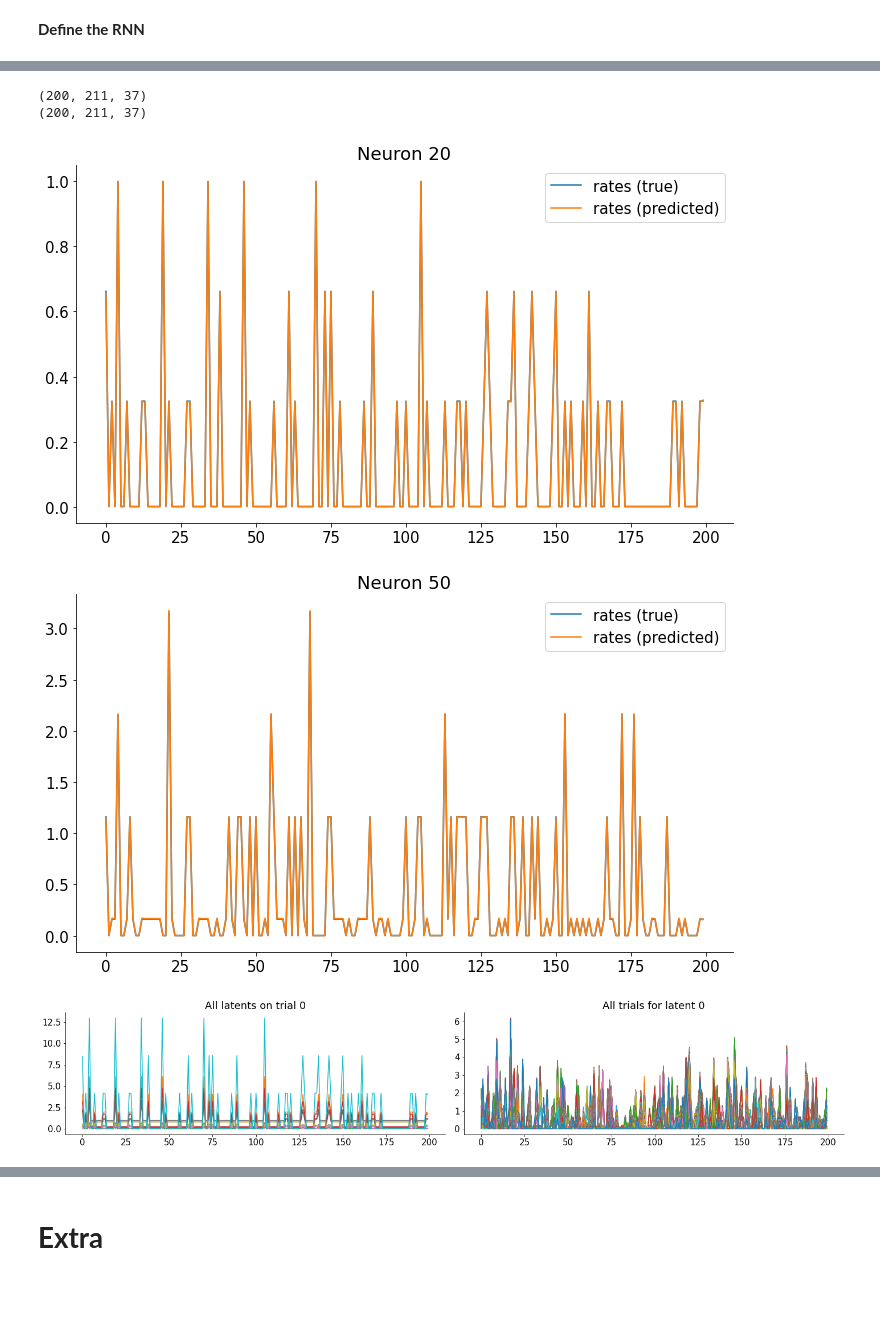
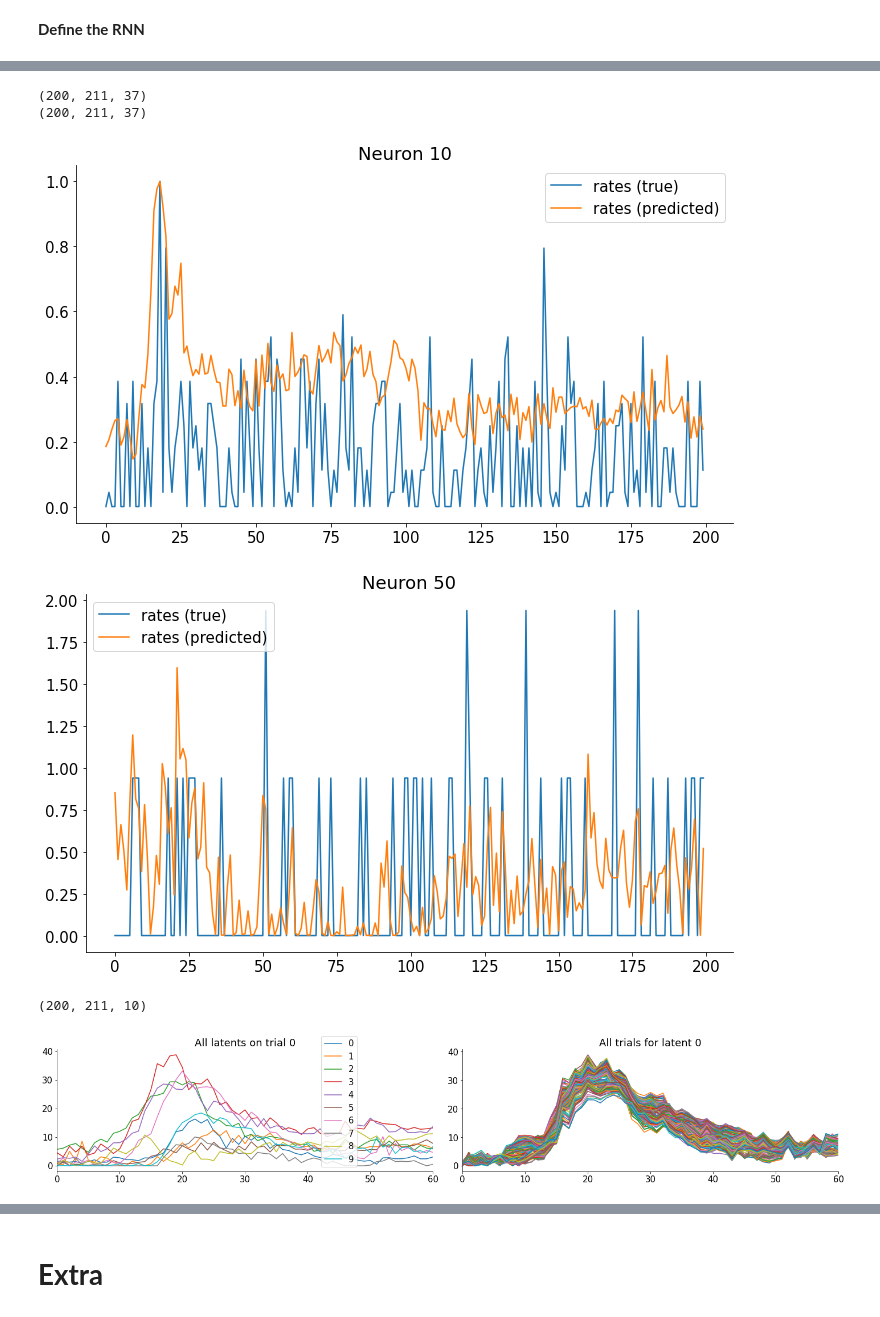
Before and after one commit to michele1993/NMA_latentDynamics, a Jupyter notebook: Copy_of_load_steinmetz_decisions.ipynb, the cells around one changed output, grey strips where cells are left out. Cells and saved outputs as stored; diff of their text form; code cells hidden in the pictures; blank space fills up the shorter version.

```diff
--- a/Copy_of_load_steinmetz_decisions.ipynb
+++ b/Copy_of_load_steinmetz_decisions.ipynb
@@ -315,6 +323,7 @@ class Net(nn.Module):
     self.ncomp = ncomp
 
     self.optimizer = torch.optim.Adam(self.parameters(), lr=lr)
+    self.loss = nn.MSELoss()
 
 
 
@@ -338,10 +347,9 @@ class Net(nn.Module):
   def Poisson_loss_update(self,lam, spk):
 
     loss = torch.mean(lam - spk * torch.log(lam))
-    loss.backward()
-    self.optimizer.step()
-    self.optimizer.zero_grad()
     return loss
+
+
 
   def train(self,input,target,niter = 1000):
 
@@ -361,10 +369,14 @@ class Net(nn.Module):
 
           y_tar = target[:,batch_indx,:]
       # train the network with Poisson log-likelihood cost
-          cost = self.Poisson_loss_update(y_hat,y_tar)
+          #loss = self.Poisson_loss_update(y_hat,y_tar)
+          loss = self.loss(y_hat,y_tar)
+          loss.backward()
+          self.optimizer.step()
+          self.optimizer.zero_grad()
 
           if k % 100 == 0:
-            print(f'iteration {k}, cost {cost.item():.4f}')
+            print(f'iteration {k}, cost {loss.item():.4f}')
 # %%
 torch.randint(0, 251, (30,))
 # %% [output]
@@ -401,5 +413,5 @@ ncomp = 10
 net = Net(ncomp, NN1, NN2,lr = 0.0005, bidi = True).to(device) # .0005
 
 
-#net.train(tr_nn,ts_nn, niter = 10000)
+net.train(tr_nn,ts_nn, niter = 20000)
 # %% [output]
@@ -433,7 +460,7 @@ ts_nn_numpy = ts_nn_numpy / np.max(ts_nn_numpy, axis=0)
 
 print(x.shape)
 
-nn = 20
+nn = 10
 trial_n = 0
 plt.figure(figsize=(10, 6))
 plt.plot(ts_nn_numpy[:,trial_n, nn])
@@ -446,7 +473,7 @@ plt.show()
 # %% [output]
 (200, 211, 37)
 (200, 211, 37)
-[figure, old version]
+[figure, new version]
 # %%
 y_hat, _ = net(tr_nn)
 
@@ -466,24 +493,36 @@ plt.legend(['rates (true)', 'rates (predicted)', 'spikes'])
 plt.title(f'Neuron {nn}')
 plt.show()
 # %% [output]
-[figure, old version]
+[figure, new version]
 # %%
 # Plot latent space
 _, h = net(tr_nn)
 
 hcpu = h.detach().cpu().numpy()
-
 plt.figure(figsize=(20, 4))
 plt.subplot(121)
-plt.plot(hcpu[:, 0, :]);
+
+print(hcpu.shape)
+
+
+for c in np.arange(0,10):
+
+  plt.plot(hcpu[:, 0, c], label = c);
+
+
+plt.legend(loc='best', bbox_to_anchor=(0.5, 0., 0.5, 0.5))
 plt.title('All latents on trial 0')
+plt.xlim(0,60)
+
 
 plt.subplot(122)
-plt.plot(hcpu[:, :, 0]);
+plt.plot(hcpu[:, :, 6]);
 plt.title('All trials for latent 0')
+plt.xlim(0,60)
 plt.show()
 # %% [output]
+(200, 211, 10)
-[figure, old version]
+[figure, new version]
 # %%
 plt.figure(figsize = (10, 6))
 plt.imshow(tr_nn.cpu().numpy()[:, 0, :].T, cmap='gray_r', vmax = 3, vmin=0, aspect='auto')
```
Also changed, not shown: parts of 7 cells of this notebook.
